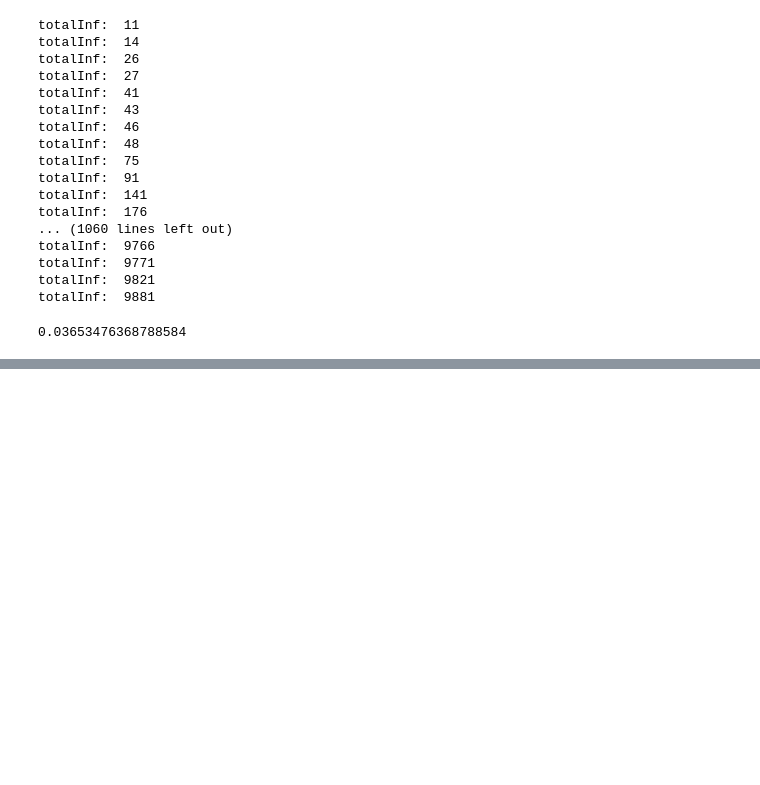
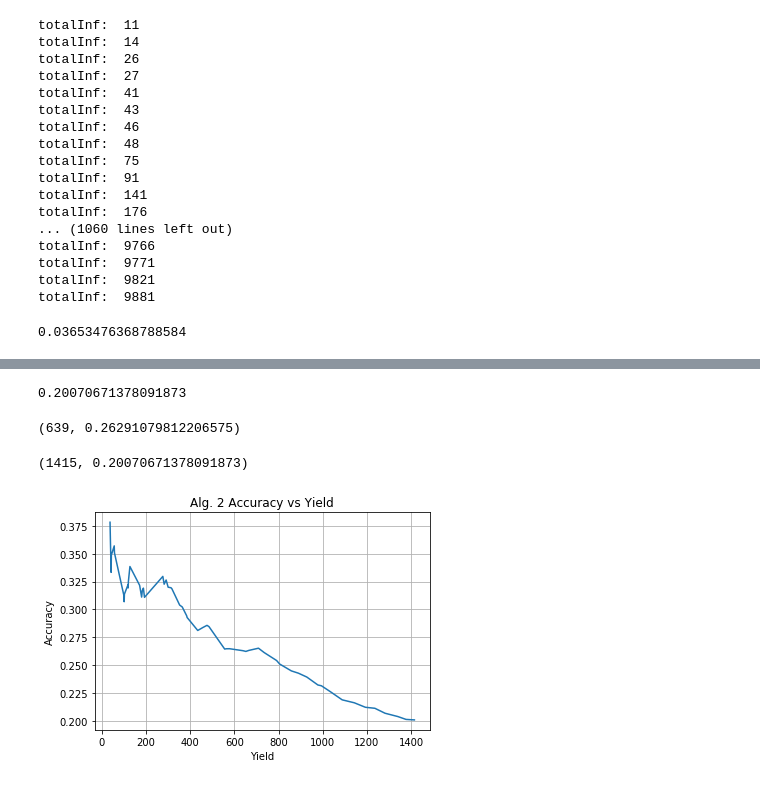
Before and after one commit to vietnguyen98/MSE234CFProject, a Jupyter notebook: cleaning.ipynb, the cells around one changed output, grey strips where cells are left out. Cells and saved outputs as stored; diff of their text form; code cells hidden in the pictures; blank space fills up the shorter version.

Commit message:
alg2 figures 8 + 9

```diff
--- a/cleaning.ipynb
+++ b/cleaning.ipynb
@@ -429,9 +421,11 @@ with open(fileName, 'wb') as handle:
 # %%
 fileName = 'results/Trial1.pkl'
 with open(fileName, 'rb') as handle:
-    test = pickle.load(handle)
+    allInf = pickle.load(handle)
 # %%
 #allInf
 np.sum([x[5] for x in allInf]) / len(allInf)
 # %% [output]
 0.03653476368788584
+# %%
+sortedInf = sorted(allInf, key = lambda x: (x[0], x[1], -x[4]))
@@ -437,0 +468,35 @@ np.sum([x[5] for x in allInf]) / len(allInf)
+# %%
+np.sum([x[5] for x in filteredInf]) / len(filteredInf)
+# %% [output]
+0.20070671378091873
+# %%
+def getFilterMetrics(inf, scoreThreshold, supportThreshold):
+    newInf = [x for x in inf if x[3] >= scoreThreshold and x[4] >= supportThreshold]
+    Yield = len(newInf)
+    Acc = np.sum([x[5] for x in newInf]) / Yield
+    return Yield, Acc
+# %%
+getFilterMetrics(filteredInf, .3, 0)
+# %% [output]
+(639, 0.26291079812206575)
+# %%
+getFilterMetrics(filteredInf, 0.1, 0)
+# %% [output]
+(1415, 0.20070671378091873)
+# %%
+accs = []
+yields = []
+for scoreCutoff in np.arange(0, 1, 0.01):
+    currAcc, currYield = getFilterMetrics(filteredInf, scoreCutoff, 0)
+    accs.append(currAcc)
+    yields.append(currYield)
+# %%
+plt.title("Alg. 2 Accuracy vs Yield")
+plt.xlabel("Yield")
+plt.ylabel("Accuracy")
+plt.plot(accs, yields)
+plt.grid()
+plt.savefig("plots/alg2AccYield.png", dpi = 200)
+plt.show()
+# %% [output]
+[figure, added]
```
Also changed, not shown: parts of 19 cells of this notebook, 3 other files.
